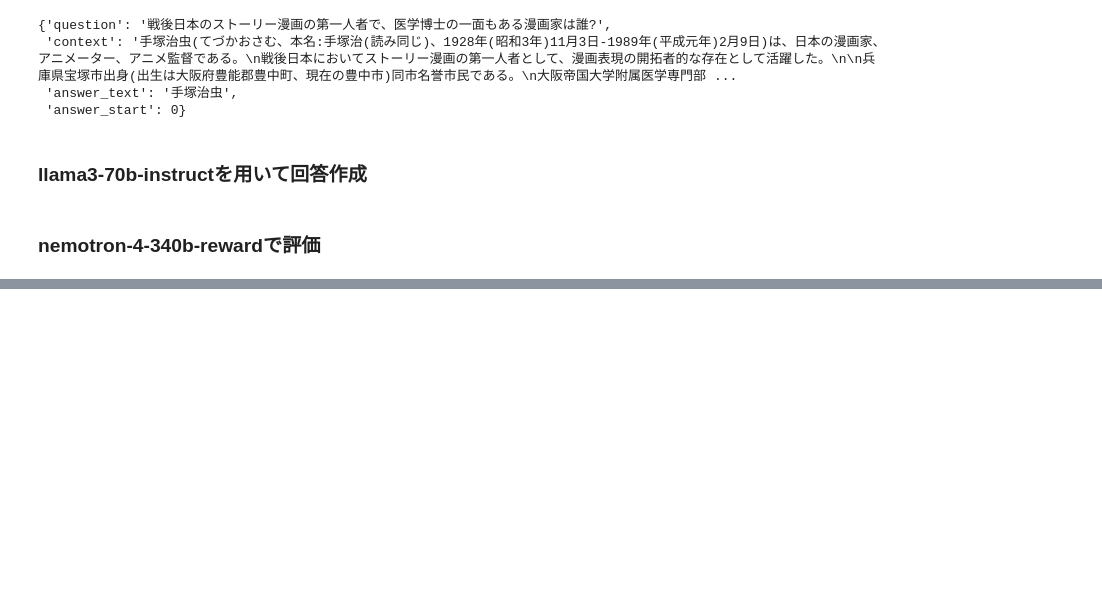
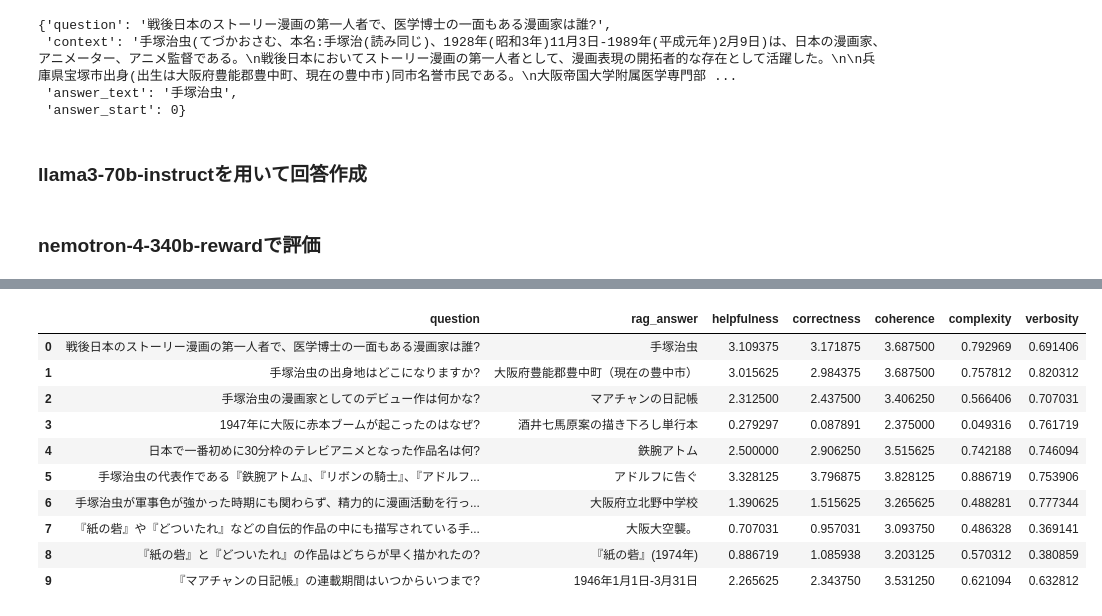
Before and after one commit to nvidiasamp/NSAMP-WORKSHOP-2024, a Jupyter notebook: RAG性能評価入門/src/evaluate_rag.ipynb, the cells around one changed output, grey strips where cells are left out. Saved outputs shown, nothing was run; the diff lists cells and outputs as text; code cells hidden in the pictures; blank space fills up the shorter version.

```diff
--- a/RAG性能評価入門/src/evaluate_rag.ipynb
+++ b/RAG性能評価入門/src/evaluate_rag.ipynb
@@ -185,0 +243,37 @@ results_df
+# %%
+rag_results_df = pd.DataFrame(
+    [
+        (
+            question,
+            answer,
+            scores["helpfulness"],
+            scores["correctness"],
+            scores["coherence"],
+            scores["complexity"],
+            scores["verbosity"],
+        )
+        for question, answer, scores in rag_results
+    ],
+    columns=[
+        "question",
+        "rag_answer",
+        "helpfulness",
+        "correctness",
+        "coherence",
+        "complexity",
+        "verbosity",
+    ],
+)
+rag_results_df
+# %% [output]
+|  | question | rag_answer | helpfulness | correctness | coherence | complexity | verbosity |
+| 0 | 戦後日本のストーリー漫画の第一人者で、医学博士の一面もある漫画家は誰? | 手塚治虫 | 3.109375 | 3.171875 | 3.687500 | 0.792969 | 0.691406 |
+| 1 | 手塚治虫の出身地はどこになりますか? | 大阪府豊能郡豊中町（現在の豊中市） | 3.015625 | 2.984375 | 3.687500 | 0.757812 | 0.820312 |
+| 2 | 手塚治虫の漫画家としてのデビュー作は何かな? | マアチャンの日記帳 | 2.312500 | 2.437500 | 3.406250 | 0.566406 | 0.707031 |
+| 3 | 1947年に大阪に赤本ブームが起こったのはなぜ? | 酒井七馬原案の描き下ろし単行本 | 0.279297 | 0.087891 | 2.375000 | 0.049316 | 0.761719 |
+| 4 | 日本で一番初めに30分枠のテレビアニメとなった作品名は何? | 鉄腕アトム | 2.500000 | 2.906250 | 3.515625 | 0.742188 | 0.746094 |
+| 5 | 手塚治虫の代表作である『鉄腕アトム』、『リボンの騎士』、『アドルフ... | アドルフに告ぐ | 3.328125 | 3.796875 | 3.828125 | 0.886719 | 0.753906 |
+| 6 | 手塚治虫が軍事色が強かった時期にも関わらず、精力的に漫画活動を行っ... | 大阪府立北野中学校 | 1.390625 | 1.515625 | 3.265625 | 0.488281 | 0.777344 |
+| 7 | 『紙の砦』や『どついたれ』などの自伝的作品の中にも描写されている手... | 大阪大空襲。 | 0.707031 | 0.957031 | 3.093750 | 0.486328 | 0.369141 |
+| 8 | 『紙の砦』と『どついたれ』の作品はどちらが早く描かれたの? | 『紙の砦』(1974年) | 0.886719 | 1.085938 | 3.203125 | 0.570312 | 0.380859 |
+| 9 | 『マアチャンの日記帳』の連載期間はいつからいつまで? | 1946年1月1日-3月31日 | 2.265625 | 2.343750 | 3.531250 | 0.621094 | 0.632812 |
```
Also changed, not shown: parts of 9 cells of this notebook.
